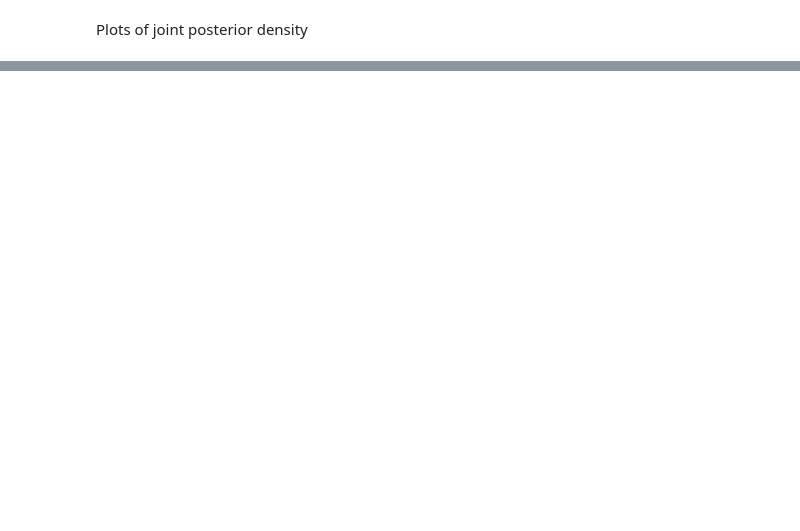
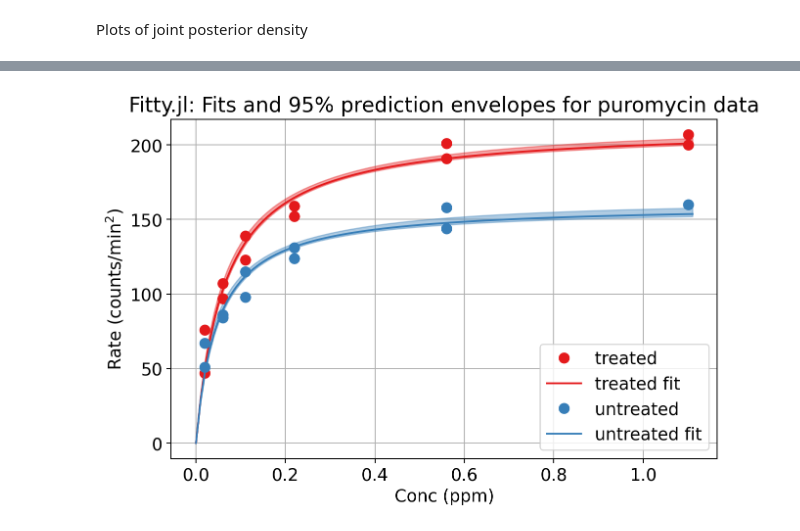
Before and after one commit to quantilogix/Fitty.jl, a Jupyter notebook: notebooks/01-IntroToFitty.ipynb, the cells around one changed output, grey strips where cells are left out. Cells and saved outputs as stored; diff of their text form; code cells hidden in the pictures; blank space fills up the shorter version.

```diff
--- a/notebooks/01-IntroToFitty.ipynb
+++ b/notebooks/01-IntroToFitty.ipynb
@@ -366,0 +371,35 @@ ax.set_title("Fitty.jl: Joint posterior distributions \nof Vmax and Km for purom
+# %%
+# Generate posterior predictions
+postpred = Dict(t => stack([model(θ, xpred)
+                           for θ in eachrow(post[t])])
+                for t in conditions);
+# %%
+# Compute confidence bands from predictions
+cbands = Dict()
+for (t, cpred) in pairs(postpred)
+    band = [quantile(c, [0.25, 0.975])
+            for c in eachrow(cpred)]
+    cbands[t] = stack(band, dims = 1)
+end
+# %%
+# Plot data + prediction for each treatment
+fig, ax = subplots(figsize = (8, 5))
+colors = Dict(  "treated" => "C0",
+              "untreated" => "C1")
+for t in conditions
+    cband = cbands[t]
+    col = colors[t]
+    ax.fill_between(xpred, cband[:,1], cband[:,2], color = col, alpha = 0.4)
+    df = data[t]
+    ax.plot(df.Conc, df.Rate, "o", ms = 8,
+            color = colors[t], label = t)
+    y = ypred[t]
+    ax.plot(xpred, y, color = colors[t], label = "$t fit" )
+end
+ax.set_xlabel("Conc (ppm)")
+ax.set_ylabel(L"Rate (counts/min$^2$)")
+ax.legend()
+ax.grid(true)
+ax.set_title("Fitty.jl: Fits and 95% prediction envelopes for puromycin data");
+# %% [output]
+[figure, added]
```
Also changed, not shown: parts of 14 cells of this notebook, 4 other files.
